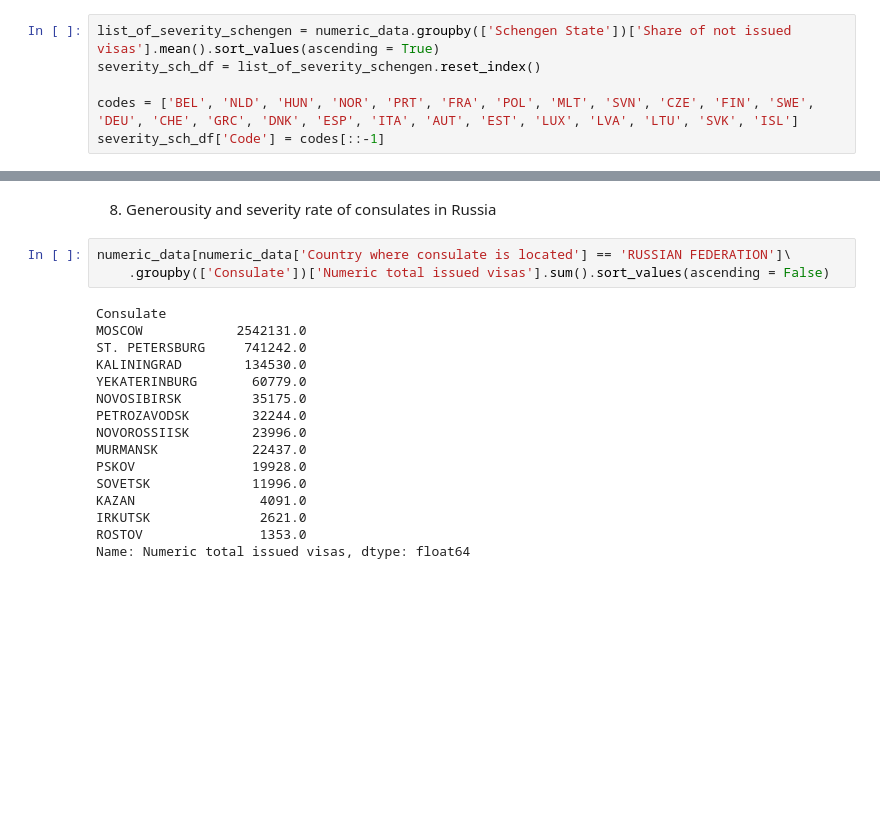
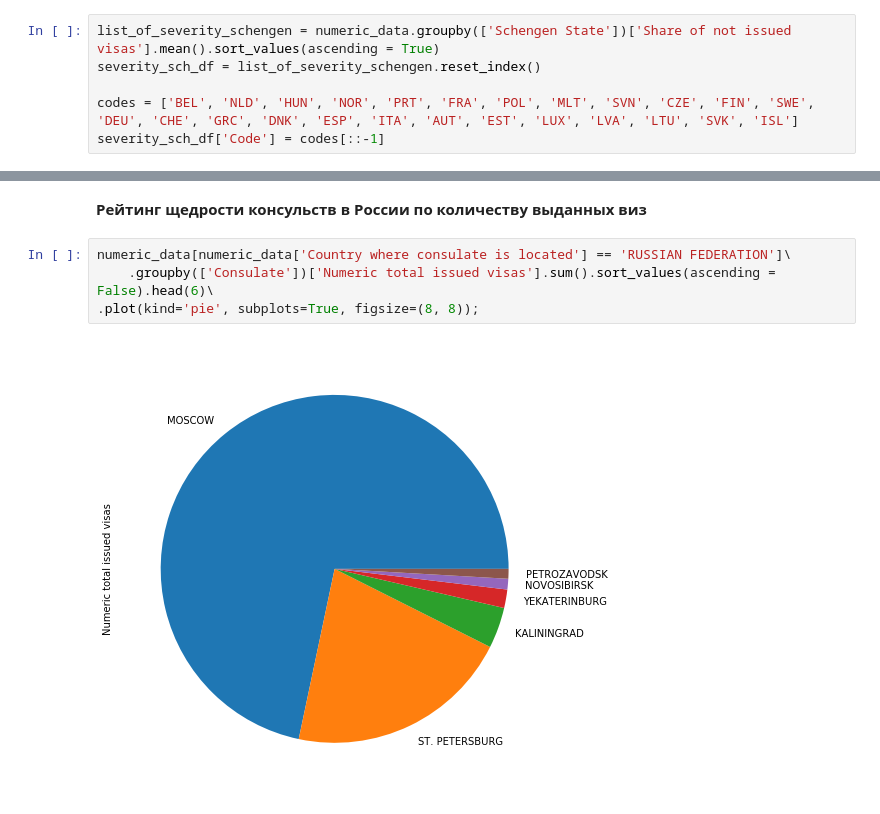
Before and after one commit to Tsukimy/shengen_project, a Jupyter notebook: schengen_rus.ipynb, the cells around one changed output, grey strips where cells are left out. Saved outputs shown, nothing was run; the diff lists cells and outputs as text; blank space fills up the shorter version.

```diff
--- a/schengen_rus.ipynb
+++ b/schengen_rus.ipynb
@@ -335,24 +351,11 @@ mappa(severity_sch_df['Code'], severity_sch_df['Share of not issued visas'],\
             Kaggle')
 # %% [output]
 [interactive output not drawn]
-# %% [markdown]
-8. Generousity and severity rate of consulates in Russia
+# %% [markdown]
+**Рейтинг щедрости консульств в России по количеству выданных виз**
 # %%
 numeric_data[numeric_data['Country where consulate is located'] == 'RUSSIAN FEDERATION']\
-    .groupby(['Consulate'])['Numeric total issued visas'].sum().sort_values(ascending = False)
+    .groupby(['Consulate'])['Numeric total issued visas'].sum().sort_values(ascending = False).head(6)\
+.plot(kind='pie', subplots=True, figsize=(8, 8));
 # %% [output]
-Consulate
-MOSCOW            2542131.0
-ST. PETERSBURG     741242.0
-KALININGRAD        134530.0
-YEKATERINBURG       60779.0
-NOVOSIBIRSK         35175.0
-PETROZAVODSK        32244.0
-NOVOROSSIISK        23996.0
-MURMANSK            22437.0
-PSKOV               19928.0
-SOVETSK             11996.0
-KAZAN                4091.0
-IRKUTSK              2621.0
-ROSTOV               1353.0
-Name: Numeric total issued visas, dtype: float64
+[figure, added]
```
Also changed, not shown: parts of 26 cells of this notebook.
